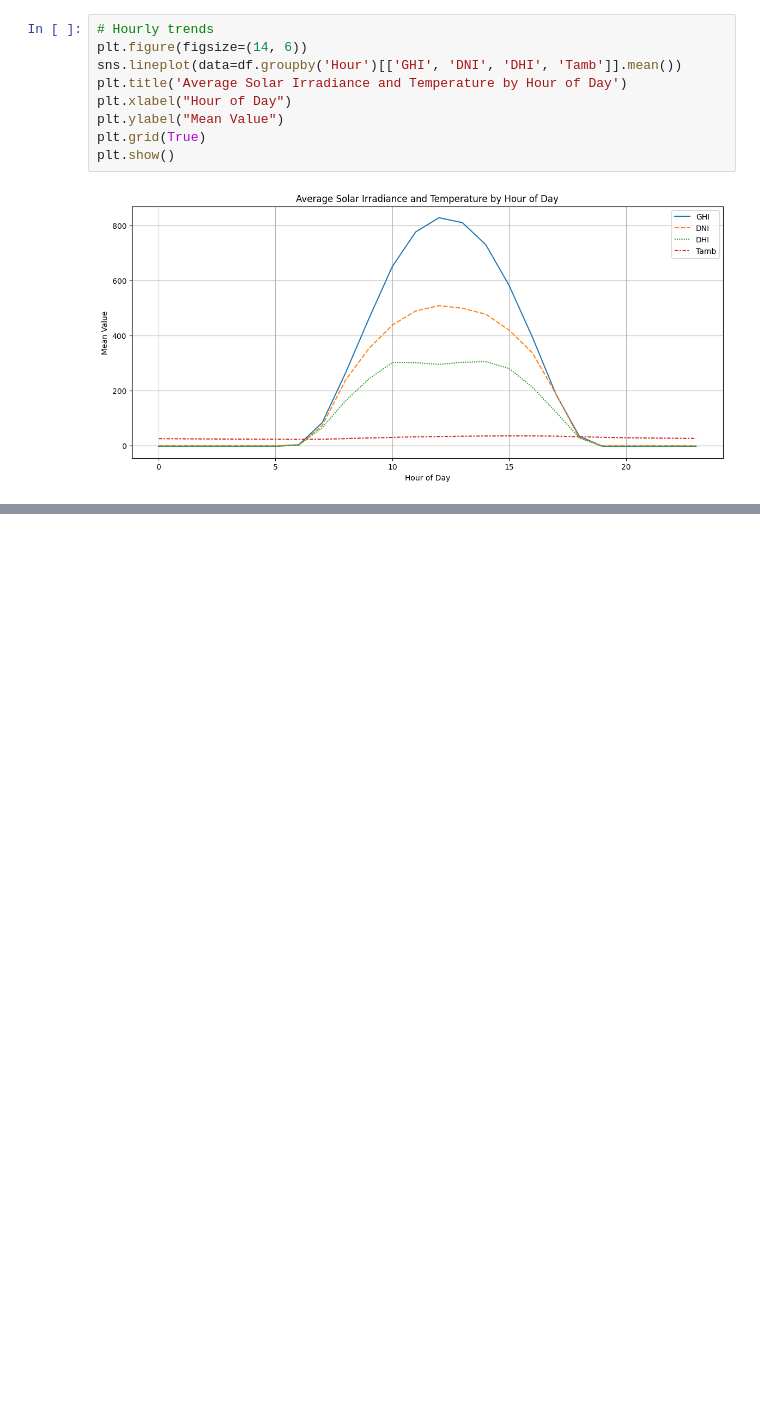
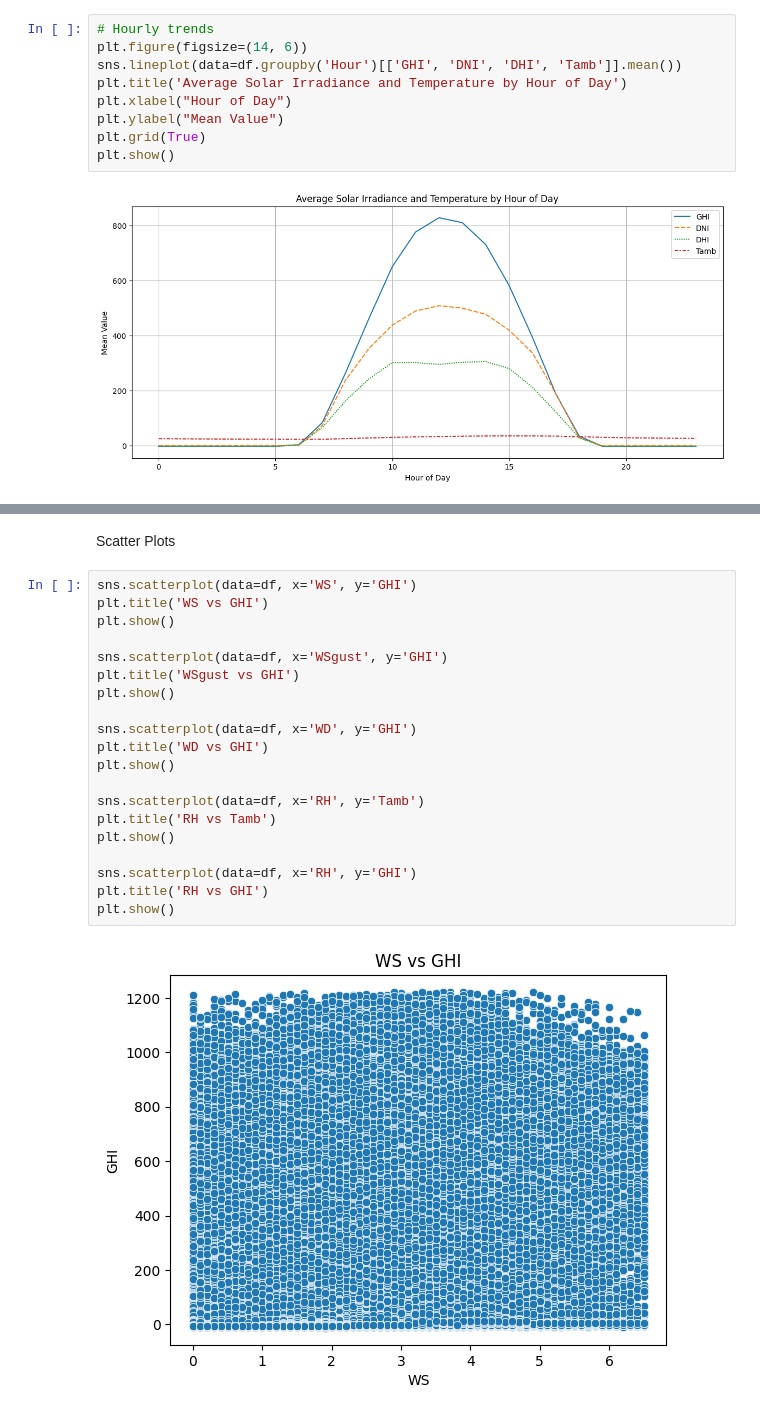
Before and after one commit to sami4Teferi/solar-farm-data-analysis, a Jupyter notebook: notebooks/time_series_anaysis.ipynb, the cells around one changed output, grey strips where cells are left out. Cells and saved outputs as stored; diff of their text form; blank space fills up the shorter version.

```diff
--- a/notebooks/time_series_anaysis.ipynb
+++ b/notebooks/time_series_anaysis.ipynb
@@ -66,0 +94,24 @@ plt.show()
+# %% [markdown]
+Scatter Plots
+# %%
+sns.scatterplot(data=df, x='WS', y='GHI')
+plt.title('WS vs GHI')
+plt.show()
+
+sns.scatterplot(data=df, x='WSgust', y='GHI')
+plt.title('WSgust vs GHI')
+plt.show()
+
+sns.scatterplot(data=df, x='WD', y='GHI')
+plt.title('WD vs GHI')
+plt.show()
+
+sns.scatterplot(data=df, x='RH', y='Tamb')
+plt.title('RH vs Tamb')
+plt.show()
+
+sns.scatterplot(data=df, x='RH', y='GHI')
+plt.title('RH vs GHI')
+plt.show()
+# %% [output]
+[figure, added]
```
Also changed, not shown: parts of 13 cells of this notebook, 1 other file.
